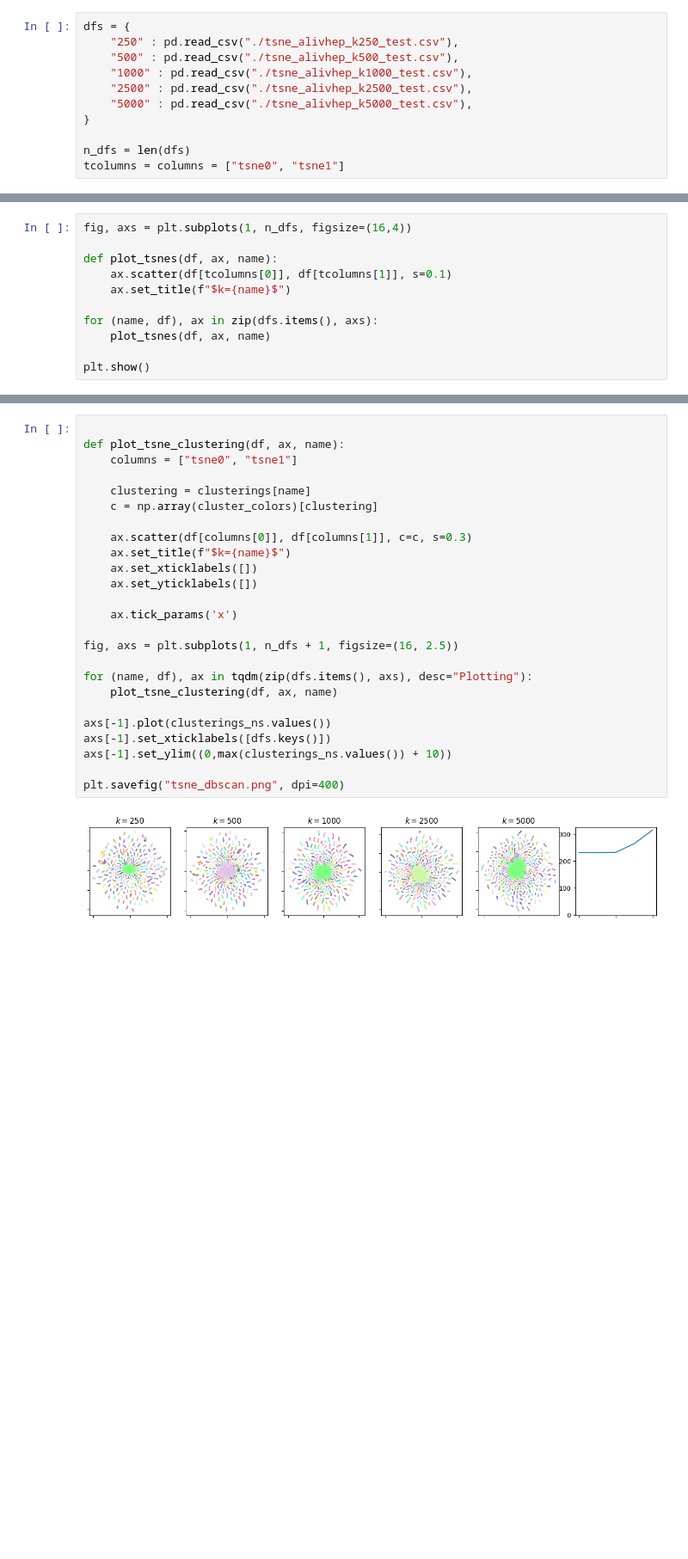
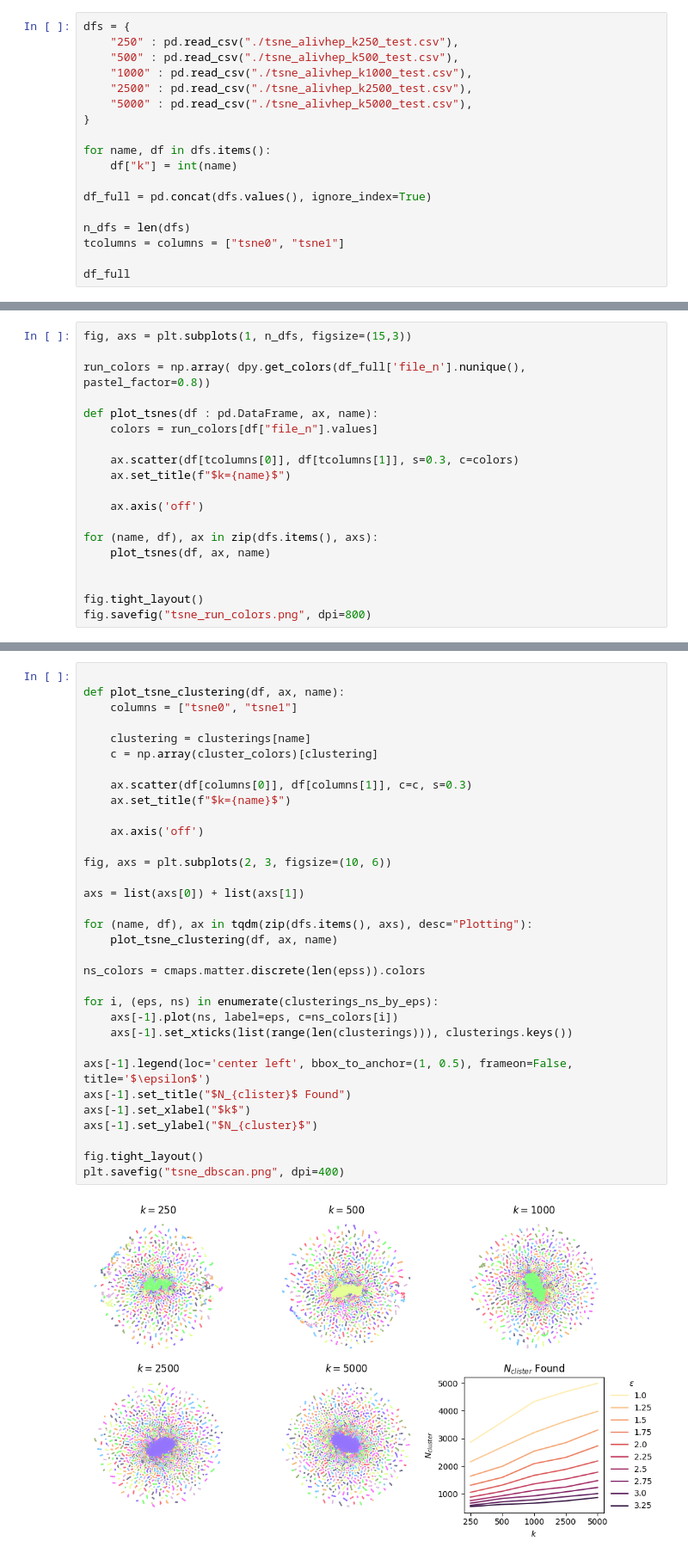
Before and after one commit to cjmerzbacher/met2vec, a Jupyter notebook: Final Plots/Generalization/N5000/tsne/tsne.ipynb, the cells around one changed output, grey strips where cells are left out. Shown at 86% size. Drawn from its saved outputs; the diff is of its cells as text; blank space fills up the shorter version.

```diff
--- a/Final Plots/Generalization/N5000/tsne/tsne.ipynb
+++ b/Final Plots/Generalization/N5000/tsne/tsne.ipynb
@@ -15,5 +16,12 @@ dfs = {
     "5000" : pd.read_csv("./tsne_alivhep_k5000_test.csv"),
 }
 
+for name, df in dfs.items():
+    df["k"] = int(name)
+
+df_full = pd.concat(dfs.values(), ignore_index=True)
+
 n_dfs = len(dfs)
 tcolumns = columns = ["tsne0", "tsne1"]
+
+df_full
@@ -20,12 +42,20 @@ tcolumns = columns = ["tsne0", "tsne1"]
 # %%
-fig, axs = plt.subplots(1, n_dfs, figsize=(16,4))
+fig, axs = plt.subplots(1, n_dfs, figsize=(15,3))
 
-def plot_tsnes(df, ax, name):
-    ax.scatter(df[tcolumns[0]], df[tcolumns[1]], s=0.1)
+run_colors = np.array( dpy.get_colors(df_full['file_n'].nunique(), pastel_factor=0.8))
+
+def plot_tsnes(df : pd.DataFrame, ax, name):
+    colors = run_colors[df["file_n"].values]
+
+    ax.scatter(df[tcolumns[0]], df[tcolumns[1]], s=0.3, c=colors)
     ax.set_title(f"$k={name}$")
+
+    ax.axis('off')
 
 for (name, df), ax in zip(dfs.items(), axs):
     plot_tsnes(df, ax, name)
 
-plt.show()
+
+fig.tight_layout()
+fig.savefig("tsne_run_colors.png", dpi=800)
 # %% [output]
@@ -50,27 +106,35 @@ cluster_colors = dpy.get_colors(max(clusterings_ns.values()), pastel_factor=0.8)
 # %%
 
 def plot_tsne_clustering(df, ax, name):
     columns = ["tsne0", "tsne1"]
 
     clustering = clusterings[name]
     c = np.array(cluster_colors)[clustering]
 
     ax.scatter(df[columns[0]], df[columns[1]], c=c, s=0.3)
     ax.set_title(f"$k={name}$")
-    ax.set_xticklabels([])
-    ax.set_yticklabels([])
 
-    ax.tick_params('x')
+    ax.axis('off')
 
-fig, axs = plt.subplots(1, n_dfs + 1, figsize=(16, 2.5))
+fig, axs = plt.subplots(2, 3, figsize=(10, 6))
+
+axs = list(axs[0]) + list(axs[1])
 
 for (name, df), ax in tqdm(zip(dfs.items(), axs), desc="Plotting"):
     plot_tsne_clustering(df, ax, name)
 
-axs[-1].plot(clusterings_ns.values())
-axs[-1].set_xticklabels([dfs.keys()])
-axs[-1].set_ylim((0,max(clusterings_ns.values()) + 10))
+ns_colors = cmaps.matter.discrete(len(epss)).colors
 
+for i, (eps, ns) in enumerate(clusterings_ns_by_eps):
+    axs[-1].plot(ns, label=eps, c=ns_colors[i])
+    axs[-1].set_xticks(list(range(len(clusterings))), clusterings.keys())
+
+axs[-1].legend(loc='center left', bbox_to_anchor=(1, 0.5), frameon=False, title='$\epsilon$')
+axs[-1].set_title("$N_{clister}$ Found")
+axs[-1].set_xlabel("$k$")
+axs[-1].set_ylabel("$N_{cluster}$")
+
+fig.tight_layout()
 plt.savefig("tsne_dbscan.png", dpi=400)
 # %% [output]
-[figure, old version]
+[figure, new version]
```
Also changed, not shown: parts of 4 cells of this notebook, 14 other files.
